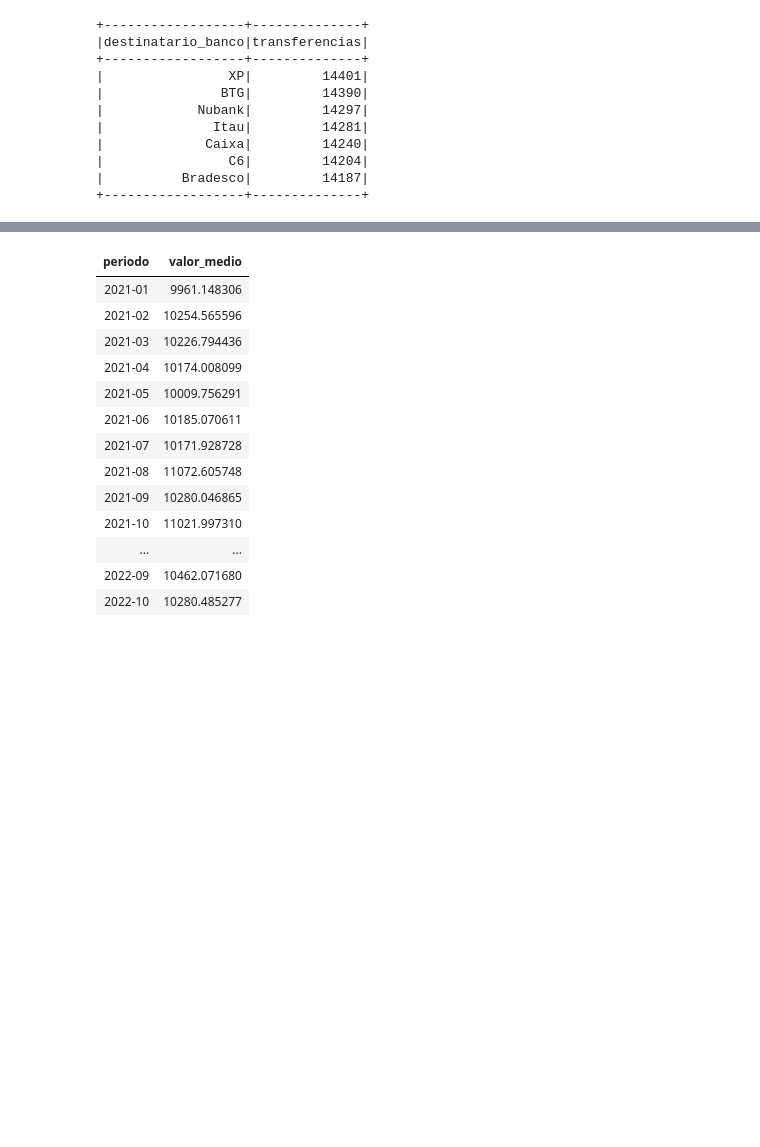
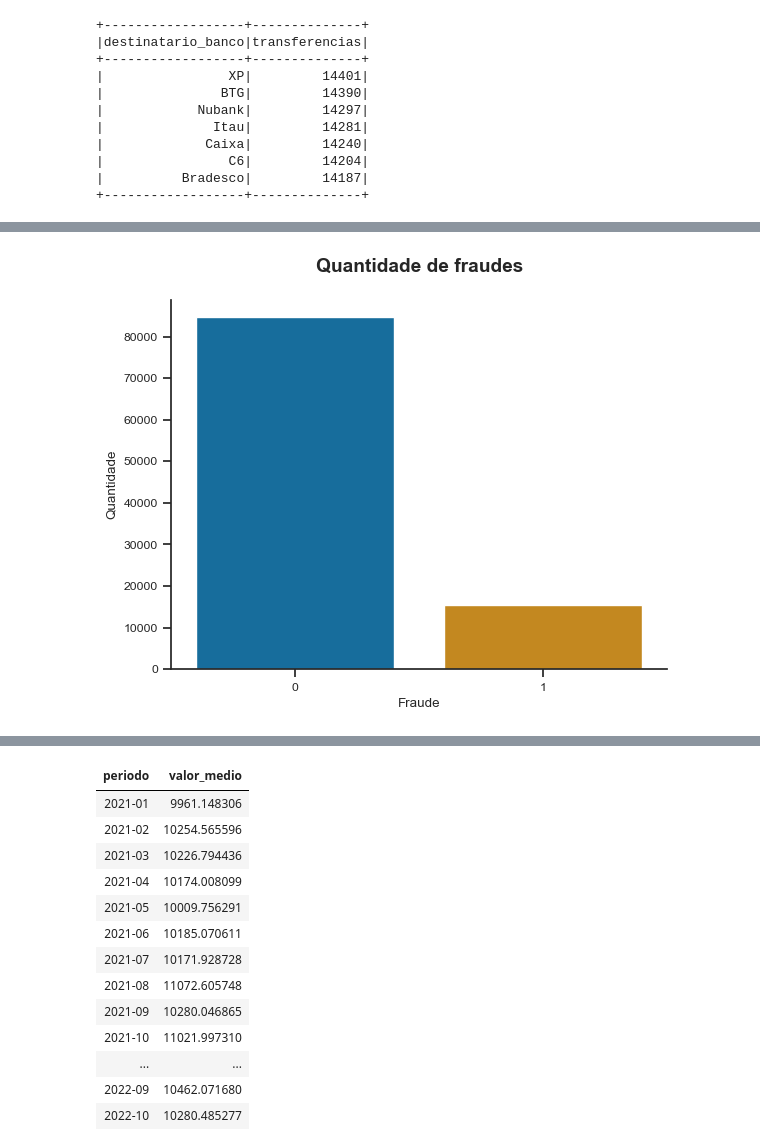
Before and after one commit to guipradow/pyspark_case_pix, a Jupyter notebook: notebook/case_pix.ipynb, the cells around one changed output, grey strips where cells are left out. Saved outputs shown, nothing was run; the diff lists cells and outputs as text; code cells hidden in the pictures; blank space fills up the shorter version.

```diff
--- a/notebook/case_pix.ipynb
+++ b/notebook/case_pix.ipynb
@@ -186,0 +355,21 @@ spark.sql(
+# %%
+# Quantidade de transações fraudulentas
+data = spark.sql(
+    '''
+    SELECT
+        count(id_transacao) AS transacoes,
+        fraude
+    FROM
+        transacoes_pix
+    GROUP BY
+        fraude
+    '''
+).toPandas()
+
+sns.barplot(data=data, x='fraude', y='transacoes', hue='fraude', palette='colorblind', legend=False)
+sns.despine()
+plt.title('Quantidade de fraudes')
+plt.ylabel('Quantidade')
+plt.xlabel('Fraude');
+# %% [output]
+[figure, added]
```
Also changed, not shown: parts of 8 cells of this notebook.
